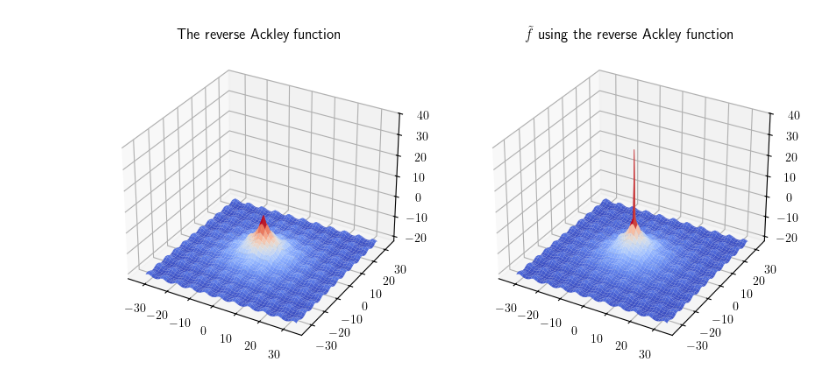
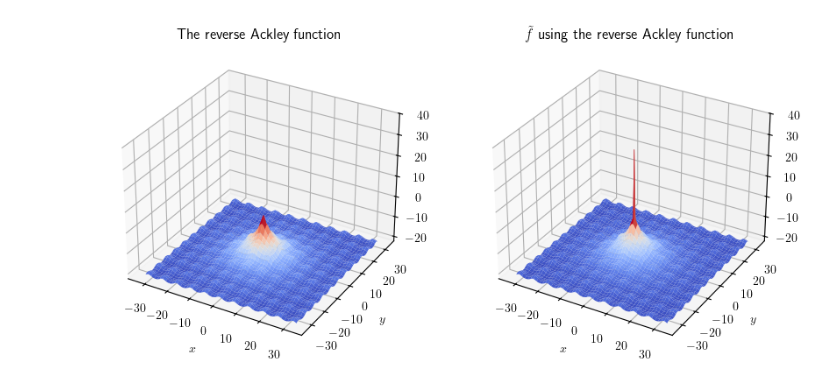
Before and after one commit to gaetanserre/LipoCons, a Jupyter notebook: verso_manual/Manual/Pages/Indistinguishable/f_tilde_expr.ipynb, the cells around one changed output. Saved outputs shown, nothing was run; the diff lists cells and outputs as text; code cells hidden in the pictures.

```diff
--- a/verso_manual/Manual/Pages/Indistinguishable/f_tilde_expr.ipynb
+++ b/verso_manual/Manual/Pages/Indistinguishable/f_tilde_expr.ipynb
@@ -32,31 +32,35 @@ ax1 = fig.add_subplot(1, 2, 1, projection='3d')
 ax2 = fig.add_subplot(1, 2, 2, projection='3d')
 
 bounds = np.array([[-32.768, 32.768], [-32.768, 32.768]])
 
 x = np.linspace(bounds[0, 0], bounds[0, 1], 300)
 y = np.linspace(bounds[1, 0], bounds[1, 1], 300)
 X, Y = np.meshgrid(x, y)
 Z_ackley = np.array([ackley(np.array([x, y])) for x, y in zip(X.flatten(), Y.flatten())])
 Z_ackley = Z_ackley.reshape(X.shape)
 
 # 3D surface plot
 ax1.plot_surface(X, Y, Z_ackley, cmap="coolwarm", edgecolor='none')
 mx_ackley = Z_ackley.flatten().max()
 mn_ackley = Z_ackley.flatten().min()
 ax1.set_zlim(mn_ackley, 40)
 ax1.set_title("The reverse Ackley function")
+ax1.set_xlabel("$x$")
+ax1.set_ylabel("$y$")
 
 c = np.array([0, 0])
 eps = 1
 ackley_tilde = lambda x: f_tilde(ackley, mn_ackley, mx_ackley, x, c, eps)
 Z_tilde = np.array([ackley_tilde(np.array([x, y])) for x, y in zip(X.flatten(), Y.flatten())])
 Z_tilde = Z_tilde.reshape(X.shape)
 
 # 3D surface plot for ackley_tilde
 ax2.plot_surface(X, Y, Z_tilde, cmap="coolwarm", edgecolor='none')
 ax2.set_zlim(mn_ackley, 40)
 ax2.set_title("$\\tilde{f}$ using the reverse Ackley function")
+ax2.set_xlabel("$x$")
+ax2.set_ylabel("$y$")
 
 plt.savefig("../../../static_files/ackley_tilde.png", bbox_inches="tight", dpi=85)
 # %% [output]
-[figure, old version]
+[figure, new version]
```
Also changed, not shown: parts of 2 cells of this notebook, 3 other files.
